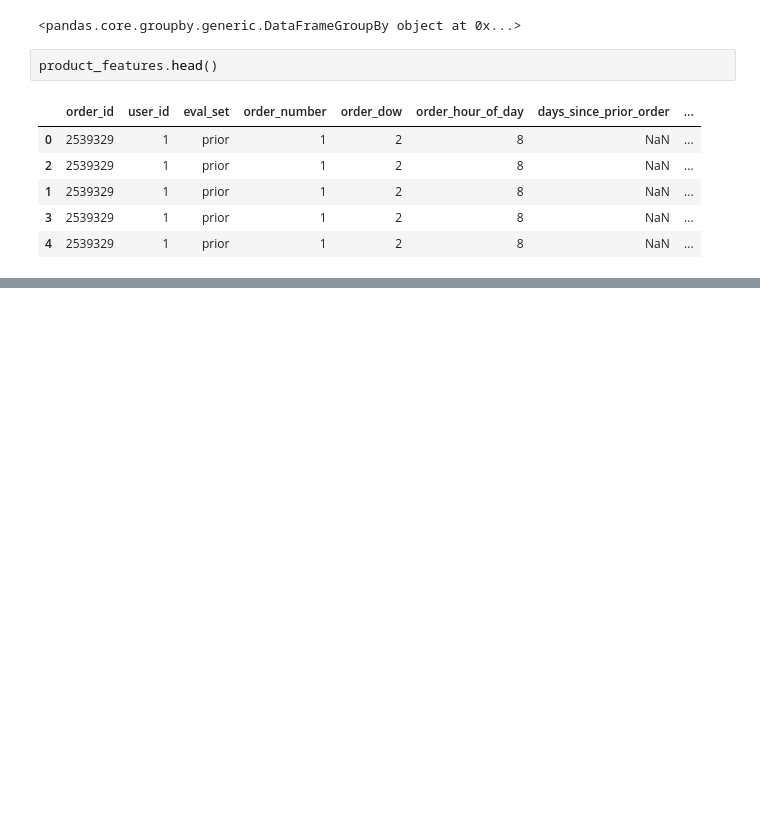
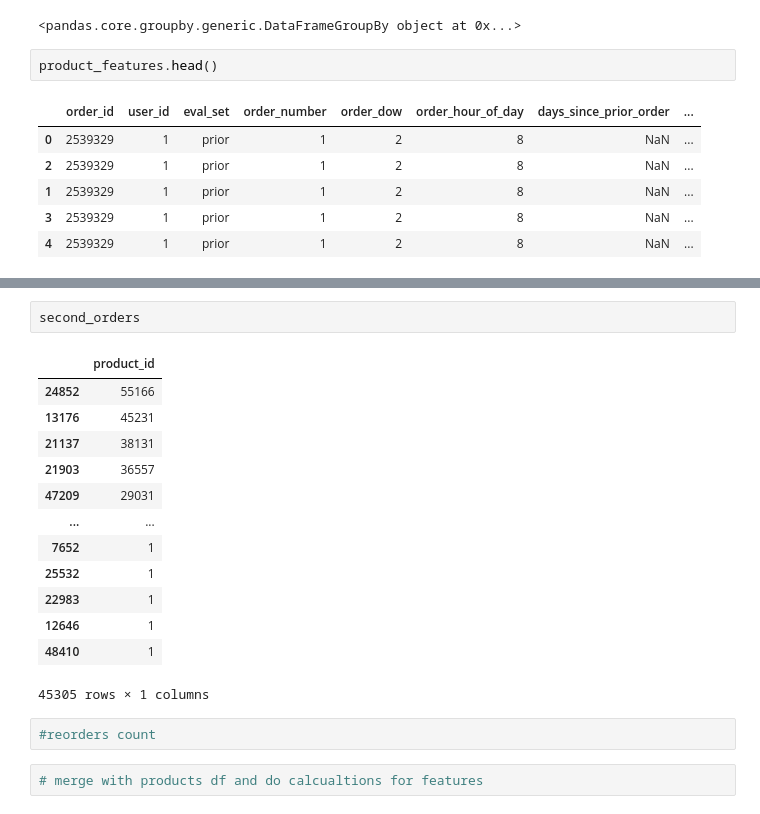
Before and after one commit to brandmend/Instacart_Basket_Prediction_Analysis, a Jupyter notebook: Instacart_Basket_Analysis_EDA.ipynb, the cells around one changed output, grey strips where cells are left out. Cells and saved outputs as stored; diff of their text form; blank space fills up the shorter version.

```diff
--- a/Instacart_Basket_Analysis_EDA.ipynb
+++ b/Instacart_Basket_Analysis_EDA.ipynb
@@ -497,0 +557,20 @@ product_features.head()
+# %%
+second_orders
+# %% [output]
+|  | product_id |
+| 24852 | 55166 |
+| 13176 | 45231 |
+| 21137 | 38131 |
+| 21903 | 36557 |
+| 47209 | 29031 |
+| ... | ... |
+| 7652 | 1 |
+| 25532 | 1 |
+| 22983 | 1 |
+| 12646 | 1 |
+| 48410 | 1 |
+45305 rows × 1 columns
+# %%
+#reorders count
+# %%
+# merge with products df and do calcualtions for features
```
Also changed, not shown: parts of 6 cells of this notebook.
